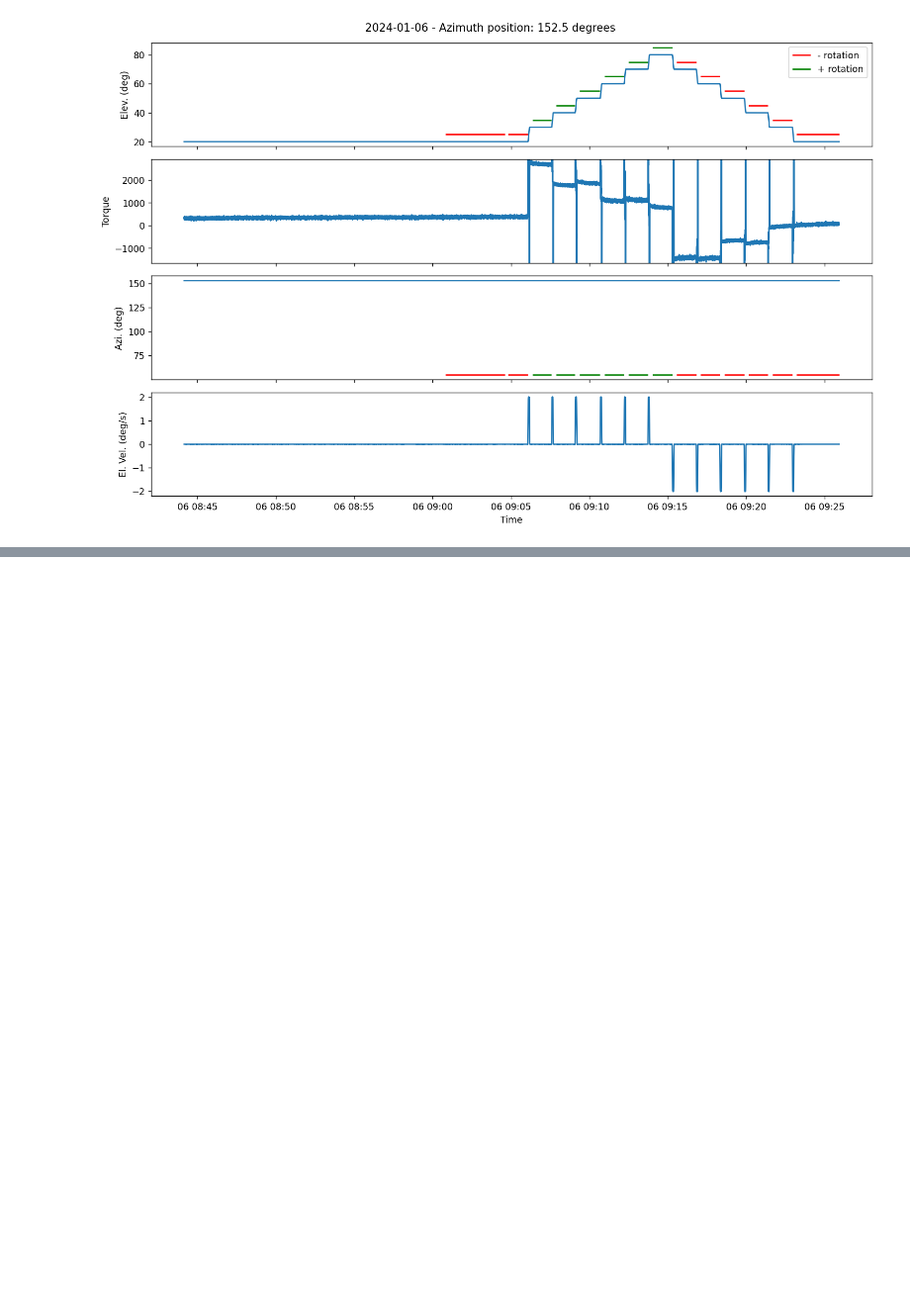
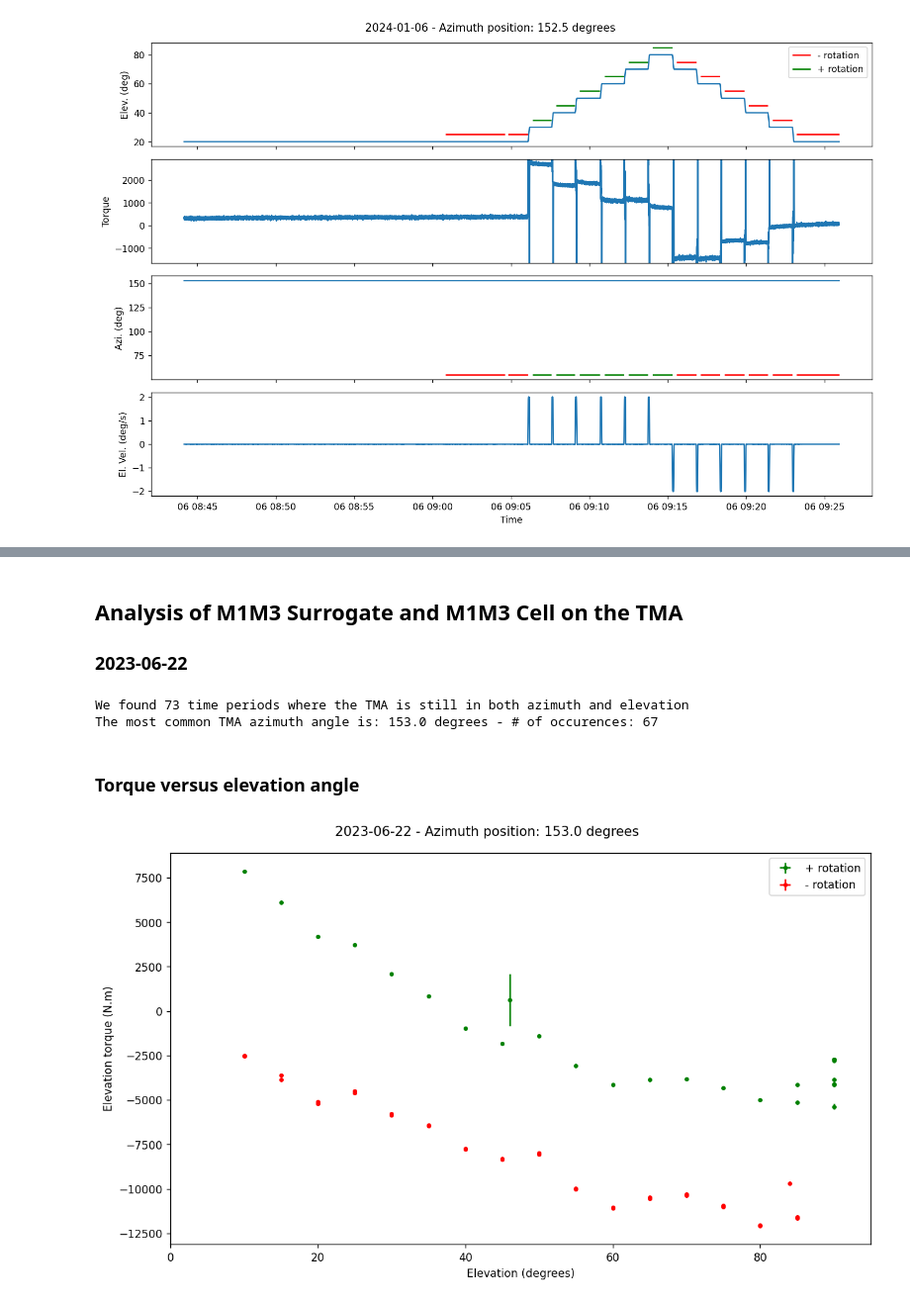
Before and after one commit to lsst-sitcom/sitcomtn-105, a Jupyter notebook: index.ipynb, the cells around one changed output, grey strips where cells are left out. Shown at 99% size. Cells and saved outputs as stored; diff of their text form; code cells hidden in the pictures; blank space fills up the shorter version.

```diff
--- a/index.ipynb
+++ b/index.ipynb
@@ -198,0 +244,23 @@ plot_history(df, client, t_back, date_dict["date"], sel_azi, plot_dir, save_plot
+# %% [markdown]
+## Analysis of M1M3 Surrogate and M1M3 Cell on the TMA
+
+### 2023-06-22
+# %%
+date_dict = {
+    "date": "2023-06-22",
+    "start_time": "00:00:00.00",
+    "end_time": "23:59:00.00",
+}
+df, sel_azi, client = await init_and_compute(date_dict, "usdf_efd")
+# %% [output]
+We found 73 time periods where the TMA is still in both azimuth and elevation
+The most common TMA azimuth angle is: 153.0 degrees - # of occurences: 67
+# %% [markdown]
+### Torque versus elevation angle
+# %%
+# Plot torque versus elevation angle
+plot_torque_versus_elevation(
+    df, date_dict["date"], sel_azi, plot_dir, print_numbers=False
+)
+# %% [output]
+[figure, added]
```
Also changed, not shown: parts of 11 cells of this notebook, 3 other files.
